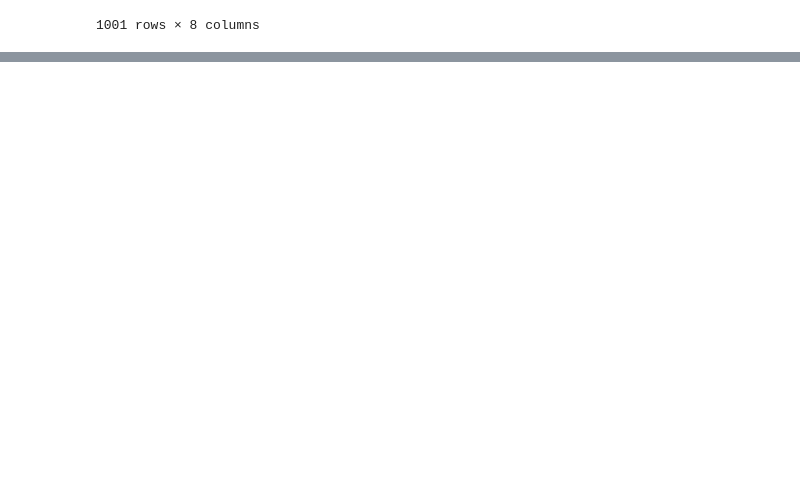
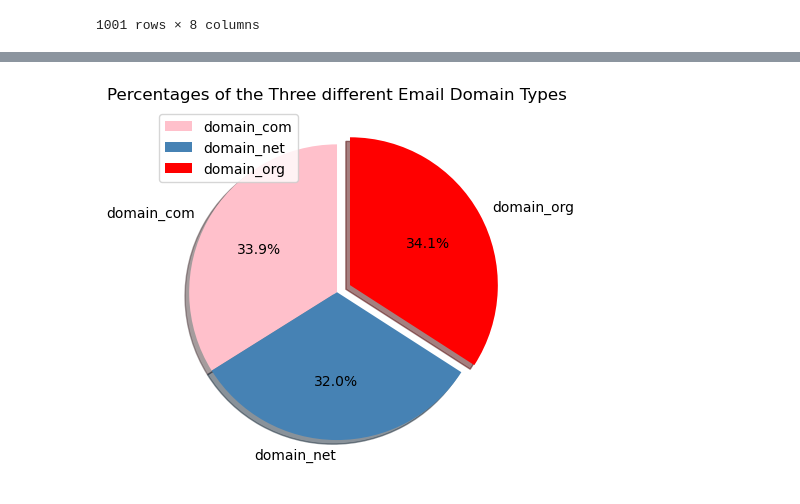
Before and after one commit to Sxnds01/PFDA-assignments, a Jupyter notebook: assignment03-pie.ipynb, the cells around one changed output, grey strips where cells are left out. Drawn from its saved outputs; the diff is of its cells as text; code cells hidden in the pictures; blank space fills up the shorter version.

Commit message:
pie chart attempt

```diff
--- a/assignment03-pie.ipynb
+++ b/assignment03-pie.ipynb
@@ -42,0 +86,18 @@ df
+# %%
+import pandas as pd
+import matplotlib.pyplot as plt
+
+# creating dataframe
+dataFrame = pd.DataFrame({
+   "Email_domain": ['domain_com', 'domain_net', 'domain_org'],"Number_of_domains": [339, 320, 341]
+})
+colors = ['pink', 'steelblue', 'red']
+explode = [0, 0, 0.1]
+
+plt.pie(dataFrame["Number_of_domains"], labels = dataFrame["Email_domain"], autopct='%1.1f%%', startangle=90, explode = explode, shadow = True, colors = colors)
+
+plt.title('Percentages of the Three different Email Domain Types')
+plt.legend()
+plt.show()
+# %% [output]
+[figure, added]
```
Also changed, not shown: parts of 4 cells of this notebook.
